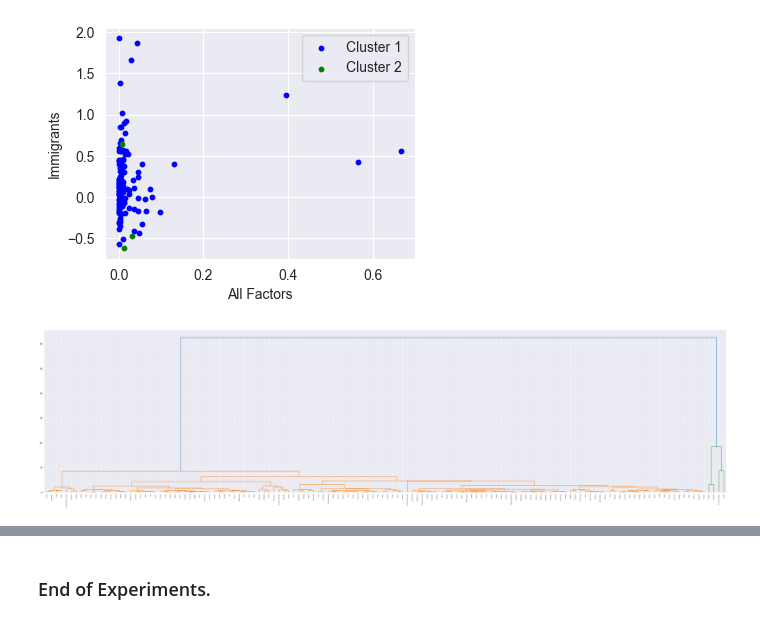
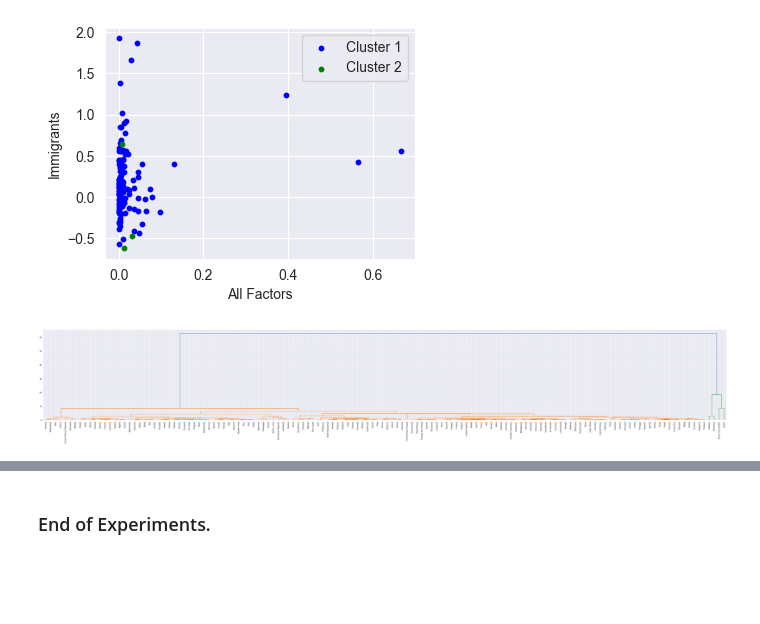
Before and after one commit to Hongwei-Z/CanadianImmigrationStudy, a Jupyter notebook: Experiment_1.ipynb, the cells around one changed output, grey strips where cells are left out. Cells and saved outputs as stored; diff of their text form; code cells hidden in the pictures; blank space fills up the shorter version.

```diff
--- a/Main.ipynb
+++ b/Experiment_1.ipynb
@@ -413,7 +409,7 @@ Cluster 2: ['Lebanon', 'Sudan', 'Zimbabwe']
 # %%
 # Hierarchical clustering using the entire dataset.
 comb_data = dataset.drop(['Birthplace'], axis=1)
-plt.figure(figsize=(50, 12))
-dend=sch.dendrogram(sch.linkage(comb_data,method='ward'), labels=a0)
+plt.figure(figsize=(60, 8))
+dend=sch.dendrogram(sch.linkage(comb_data,method='ward'), labels=a0, leaf_font_size=10)
 # %% [output]
-[figure, old version]
+[figure, new version]
```
Also changed, not shown: parts of 18 cells of this notebook, 2 other files.
